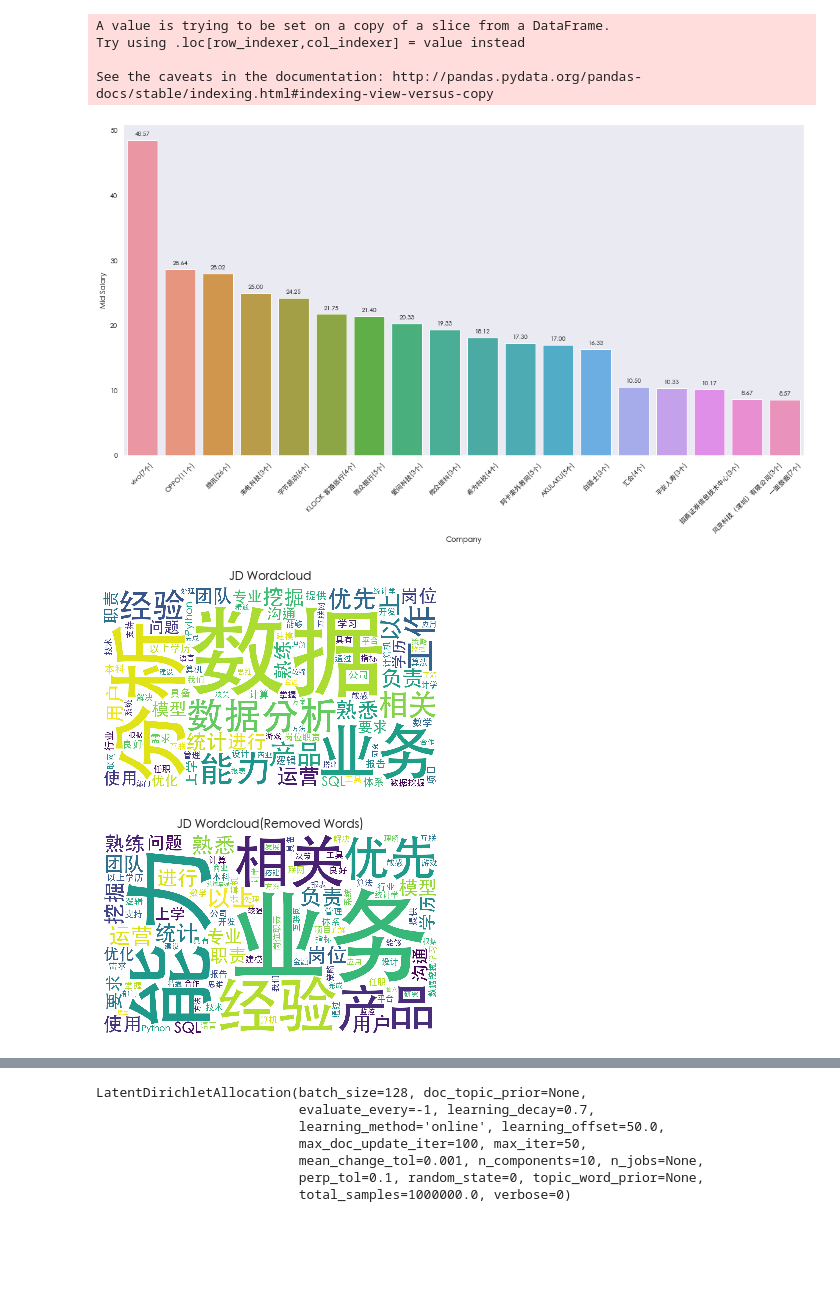
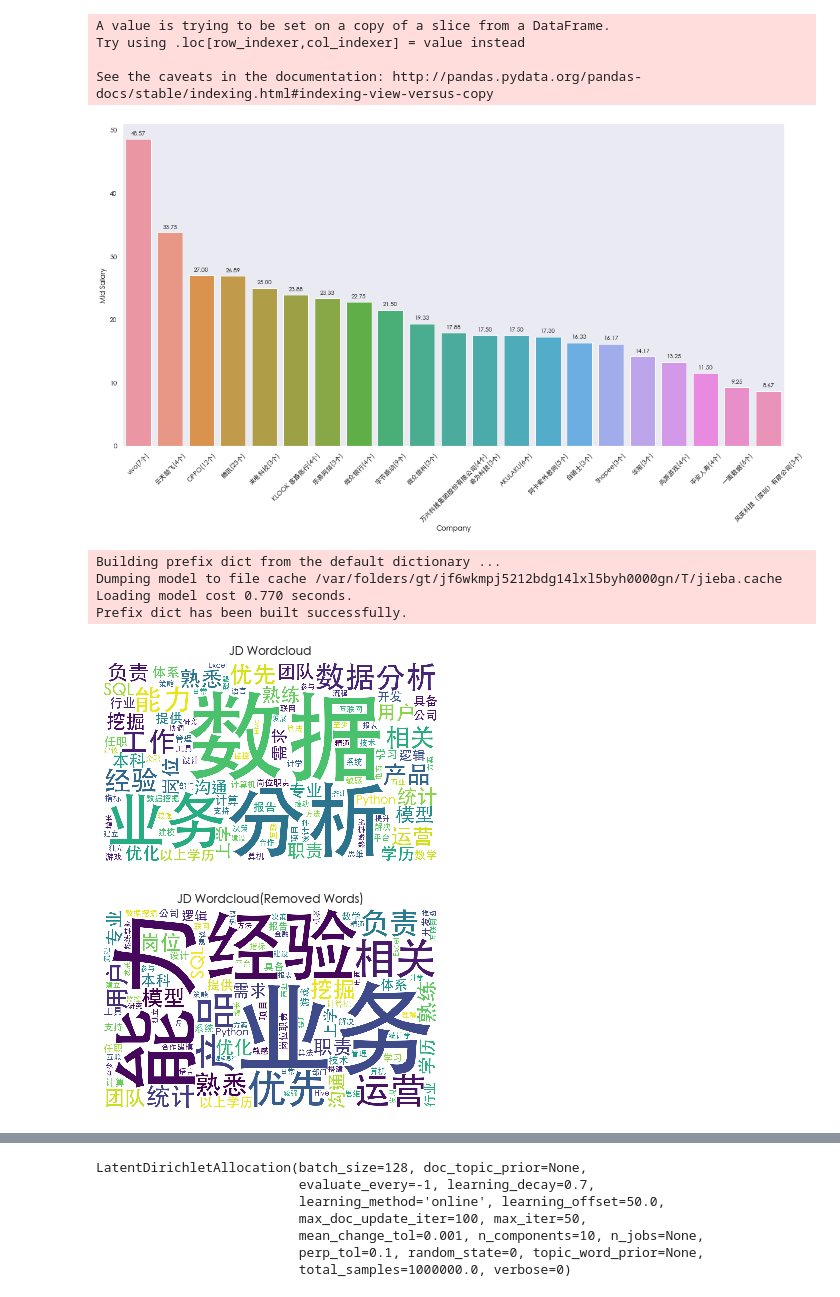
Before and after one commit to CraftBeard/work_tools, a Jupyter notebook: job_analysis.ipynb, the cells around one changed output, grey strips where cells are left out. Drawn from its saved outputs; the diff is of its cells as text; code cells hidden in the pictures; blank space fills up the shorter version.

```diff
--- a/job_analysis.ipynb
+++ b/job_analysis.ipynb
@@ -14,7 +38,7 @@ sns.set(style="dark", context="notebook", font=my_font.get_name())
 %matplotlib inline
 # %%
 # read data
-job_table = pd.read_csv("/Users/llx/PyProjects/job_wizard/数据分析_20200201.csv")
+job_table = pd.read_csv("/Users/llx/PyProjects/job_wizard/数据分析_20200211.csv")
 # %%
 # overview
 job_table.size
@@ -190,18 +214,22 @@ A value is trying to be set on a copy of a slice from a DataFrame.
 Try using .loc[row_indexer,col_indexer] = value instead
 
 See the caveats in the documentation: http://pandas.pydata.org/pandas-docs/stable/indexing.html#indexing-view-versus-copy
-[figure, old version]
+[figure, new version]
 # %%
 # Question 6
 # What skills are preffered?
-add_punc = '，。、【 】 “”：；（）《》‘’{}？！⑦()、%^>℃：.”“^-——=&#@￥．'
-all_punc = add_punc + punctuation
+stopwords1 = [line.strip() for line in open(r"/Users/llx/PyProjects/job_wizard/stopwords-master/中文停用词表.txt", 'r', encoding='utf-8').readlines()]
+stopwords2 = [line.strip() for line in open(r"/Users/llx/PyProjects/job_wizard/stopwords-master/哈工大停用词表.txt", 'r', encoding='utf-8').readlines()]
+stopwords3 = [line.strip() for line in open(r"/Users/llx/PyProjects/job_wizard/stopwords-master/四川大学机器智能实验室停用词库.txt", 'r', encoding='utf-8').readlines()]
+stopwords4 = [line.strip() for line in open(r"/Users/llx/PyProjects/job_wizard/stopwords-master/百度停用词表.txt", 'r', encoding='utf-8').readlines()]
+stopwords = list(dict.fromkeys(stopwords1 + stopwords2 + stopwords3 + stopwords4))
+
 jb_list = job_table["Description"].tolist()
 jb_text = []
 for jb_element in jb_list:
 	jb_seg = jb.cut_for_search(jb_element)
 	for jb_word in jb_seg:
-		if jb_word.strip() not in all_punc:
+		if jb_word.strip() not in stopwords:
 			jb_text.append(jb_word.strip())
 
 jb_freq = pd.DataFrame(jb_text, columns=["jb_word"])
@@ -212,35 +240,39 @@ jb_group2 = jb_group[jb_group["cnt"]>20]
 jb_freq2 = jb_freq.loc[jb_freq["jb_word"].str.len()>2]
 jb_freq3 = jb_freq2.groupby("jb_word").count()
 
 jb_wc = wc.WordCloud(
     font_path=r"/System/Library/Fonts/STHeiti Medium.ttc",     #字体路劲
     background_color="white",   #背景颜色
     width=1000,
     height=600,
     max_font_size=300,            #字体大小
     min_font_size=10,
     max_words=100,
     collocations=False,
     font_step=1
 )
 
 plot_jb = jb_wc.generate(" ".join(jb_text))
 plt.figure(figsize=(6,6))
 plt.imshow(plot_jb)
 plt.axis("off")
 plt.title("JD Wordcloud")
 plt.show()
 
 jb_text2 = [x for x in jb_text if x not in ["数据", "分析", "数据分析", "工作"]]
 plot_jb2 = jb_wc.generate(" ".join(jb_text2))
 plt.figure(figsize=(6,6))
 plt.imshow(plot_jb2)
 plt.axis("off")
 plt.title("JD Wordcloud(Removed Words)")
 plt.show()
 # %% [output]
+Building prefix dict from the default dictionary ...
+Dumping model to file cache /var/folders/gt/jf6wkmpj5212bdg14lxl5byh0000gn/T/jieba.cache
+Loading model cost 0.770 seconds.
+Prefix dict has been built successfully.
-[figure, old version]
+[figure, new version]
-[figure, old version]
+[figure, new version]
 # %%
 # Question 7
 # Wordcloud for Highlights
```
Also changed, not shown: parts of 21 cells of this notebook.
